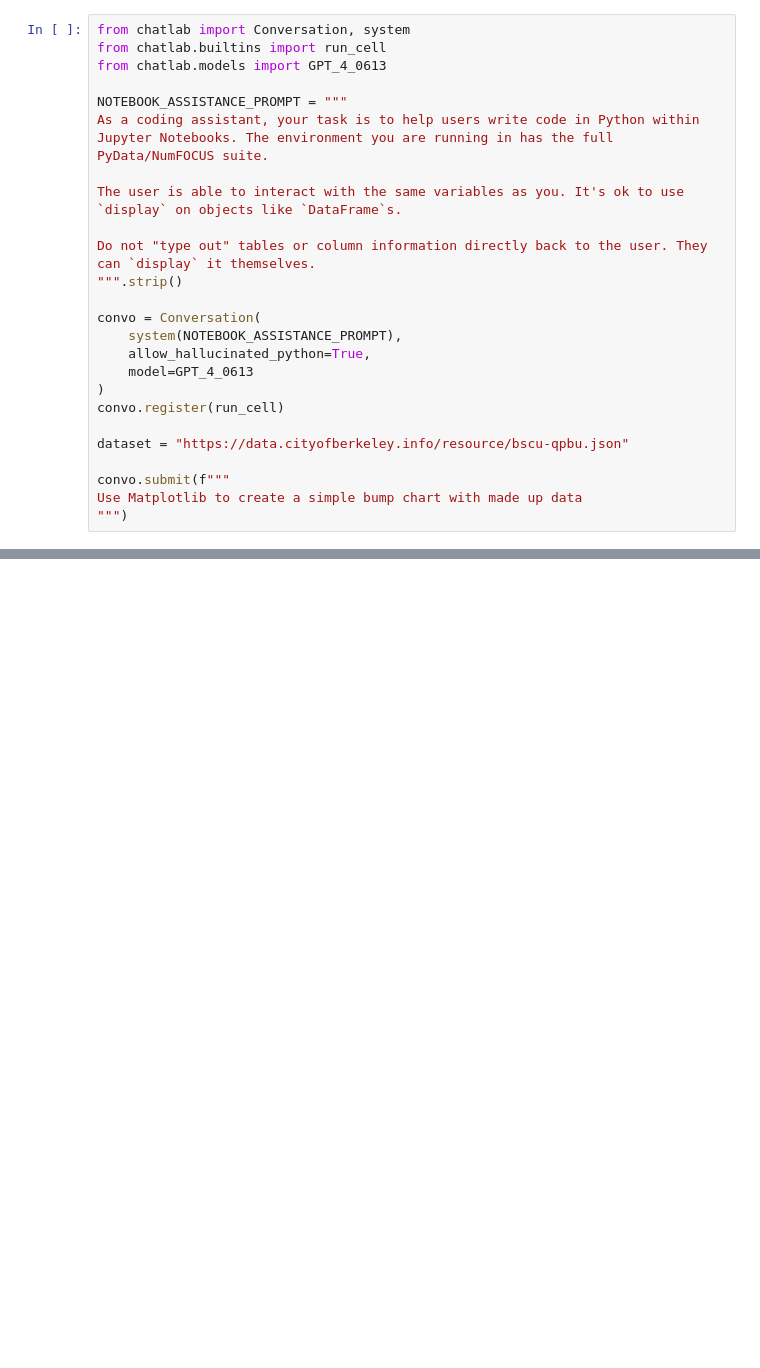
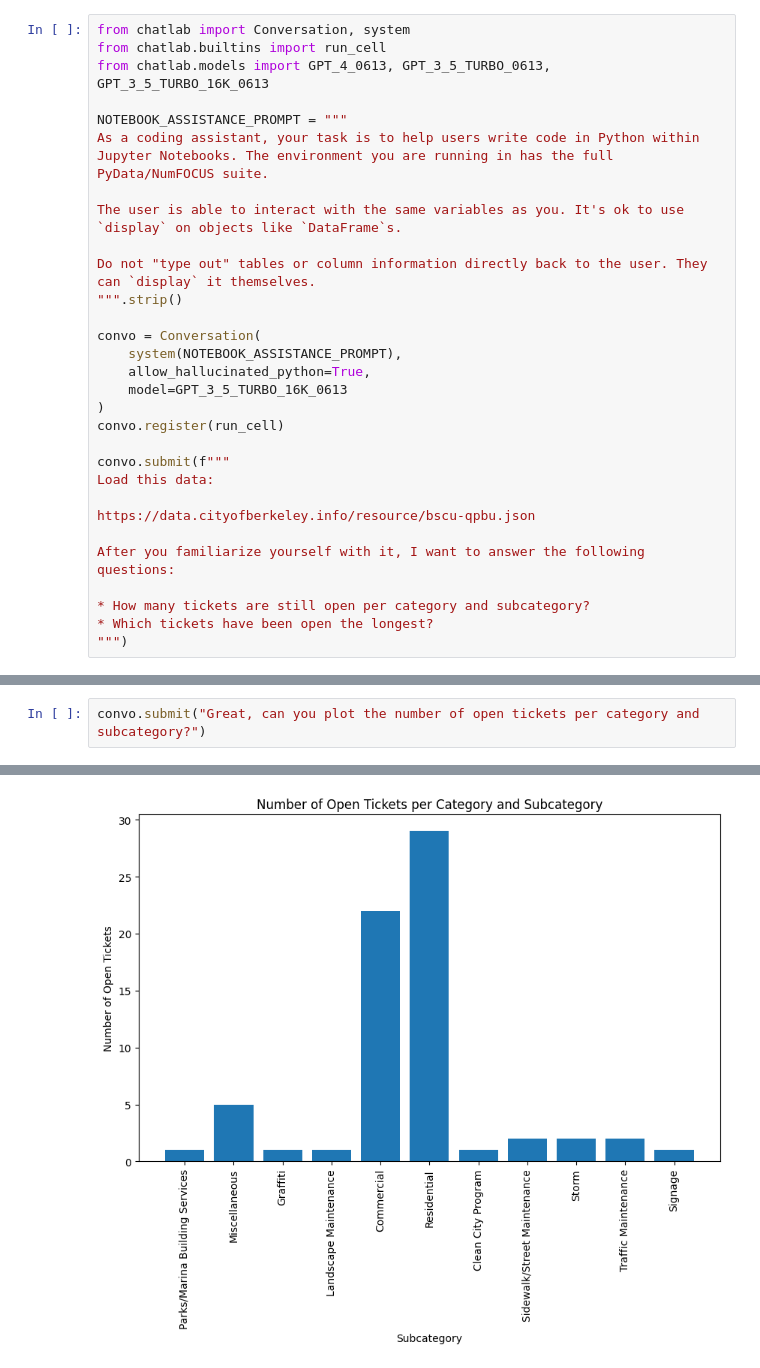
Before and after one commit to rgbkrk/chatlab, a Jupyter notebook: notebooks/the-data-science-helper.ipynb, the cells around one changed output, grey strips where cells are left out. Saved outputs shown, nothing was run; the diff lists cells and outputs as text; blank space fills up the shorter version.

```diff
--- a/notebooks/the-data-science-helper.ipynb
+++ b/notebooks/the-data-science-helper.ipynb
@@ -1,7 +1,7 @@
 # %%
 from chatlab import Conversation, system
 from chatlab.builtins import run_cell
-from chatlab.models import GPT_4_0613
+from chatlab.models import GPT_4_0613, GPT_3_5_TURBO_0613, GPT_3_5_TURBO_16K_0613
 
 NOTEBOOK_ASSISTANCE_PROMPT = """
 As a coding assistant, your task is to help users write code in Python within Jupyter Notebooks. The environment you are running in has the full PyData/NumFOCUS suite.
@@ -14,14 +14,19 @@ Do not "type out" tables or column information directly back to the user. They c
 convo = Conversation(
     system(NOTEBOOK_ASSISTANCE_PROMPT),
     allow_hallucinated_python=True,
-    model=GPT_4_0613
+    model=GPT_3_5_TURBO_16K_0613
 )
 convo.register(run_cell)
 
-dataset = "https://data.cityofberkeley.info/resource/bscu-qpbu.json"
+convo.submit(f"""
+Load this data:
 
-convo.submit(f"""
-Use Matplotlib to create a simple bump chart with made up data
+https://data.cityofberkeley.info/resource/bscu-qpbu.json
+
+After you familiarize yourself with it, I want to answer the following questions:
+
+* How many tickets are still open per category and subcategory?
+* Which tickets have been open the longest?
 """)
 # %% [output]
 [interactive output not drawn]
@@ -46,0 +58,3 @@ Each row represents a particular year and each column (excluding the Year) repre
+# %%
+convo.submit("Great, can you plot the number of open tickets per category and subcategory?")
+# %% [output]
@@ -46,0 +62 @@ Each row represents a particular year and each column (excluding the Year) repre
+[figure, added]
```
Also changed, not shown: parts of 3 cells of this notebook, 4 other files.
